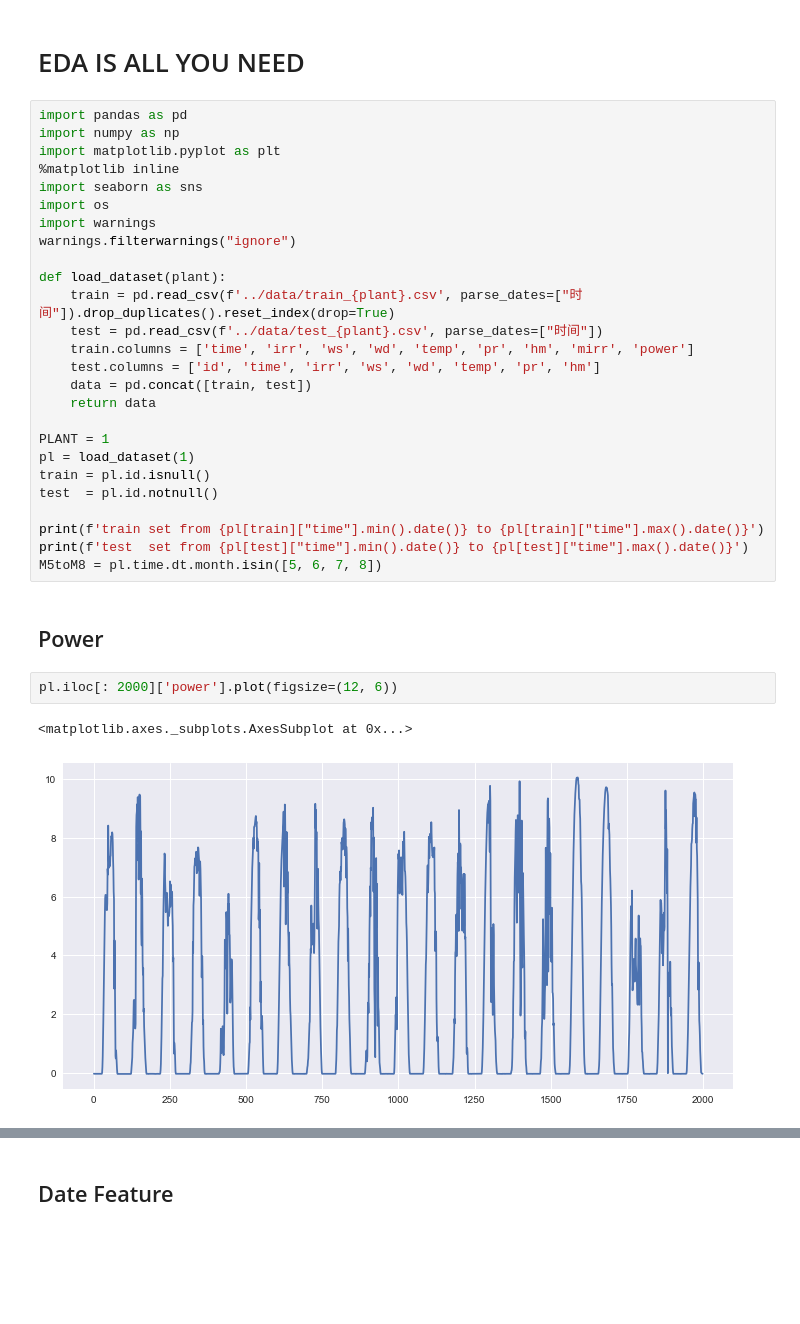
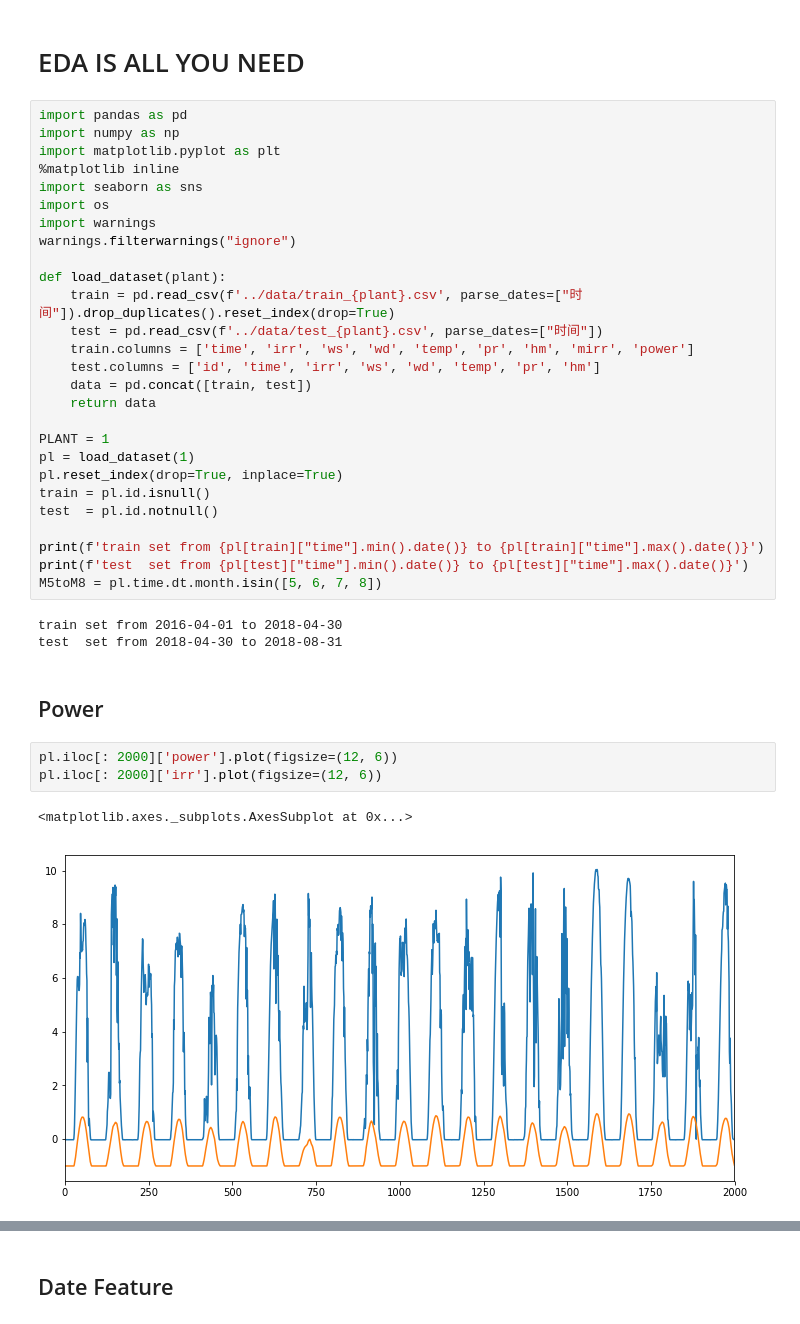
Before and after one commit to EvilPsyCHo/competition, a Jupyter notebook: gngf/notebook/EDA IS ALL YOU NEED.ipynb, the cells around one changed output, grey strips where cells are left out. Cells and saved outputs as stored; diff of their text form; blank space fills up the shorter version.

```diff
--- a/gngf/notebook/EDA IS ALL YOU NEED.ipynb
+++ b/gngf/notebook/EDA IS ALL YOU NEED.ipynb
@@ -20,17 +20,22 @@ def load_dataset(plant):
 
 PLANT = 1
 pl = load_dataset(1)
+pl.reset_index(drop=True, inplace=True)
 train = pl.id.isnull()
 test  = pl.id.notnull()
 
 print(f'train set from {pl[train]["time"].min().date()} to {pl[train]["time"].max().date()}')
 print(f'test  set from {pl[test]["time"].min().date()} to {pl[test]["time"].max().date()}')
 M5toM8 = pl.time.dt.month.isin([5, 6, 7, 8])
+# %% [output]
+train set from 2016-04-01 to 2018-04-30
+test  set from 2018-04-30 to 2018-08-31
 # %% [markdown]
 ## Power
 # %%
 pl.iloc[: 2000]['power'].plot(figsize=(12, 6))
+pl.iloc[: 2000]['irr'].plot(figsize=(12, 6))
 # %% [output]
 <matplotlib.axes._subplots.AxesSubplot at 0x...>
-[figure, old version]
+[figure, new version]
 # %%
```
Also changed, not shown: parts of 16 cells of this notebook, 2 other files.
